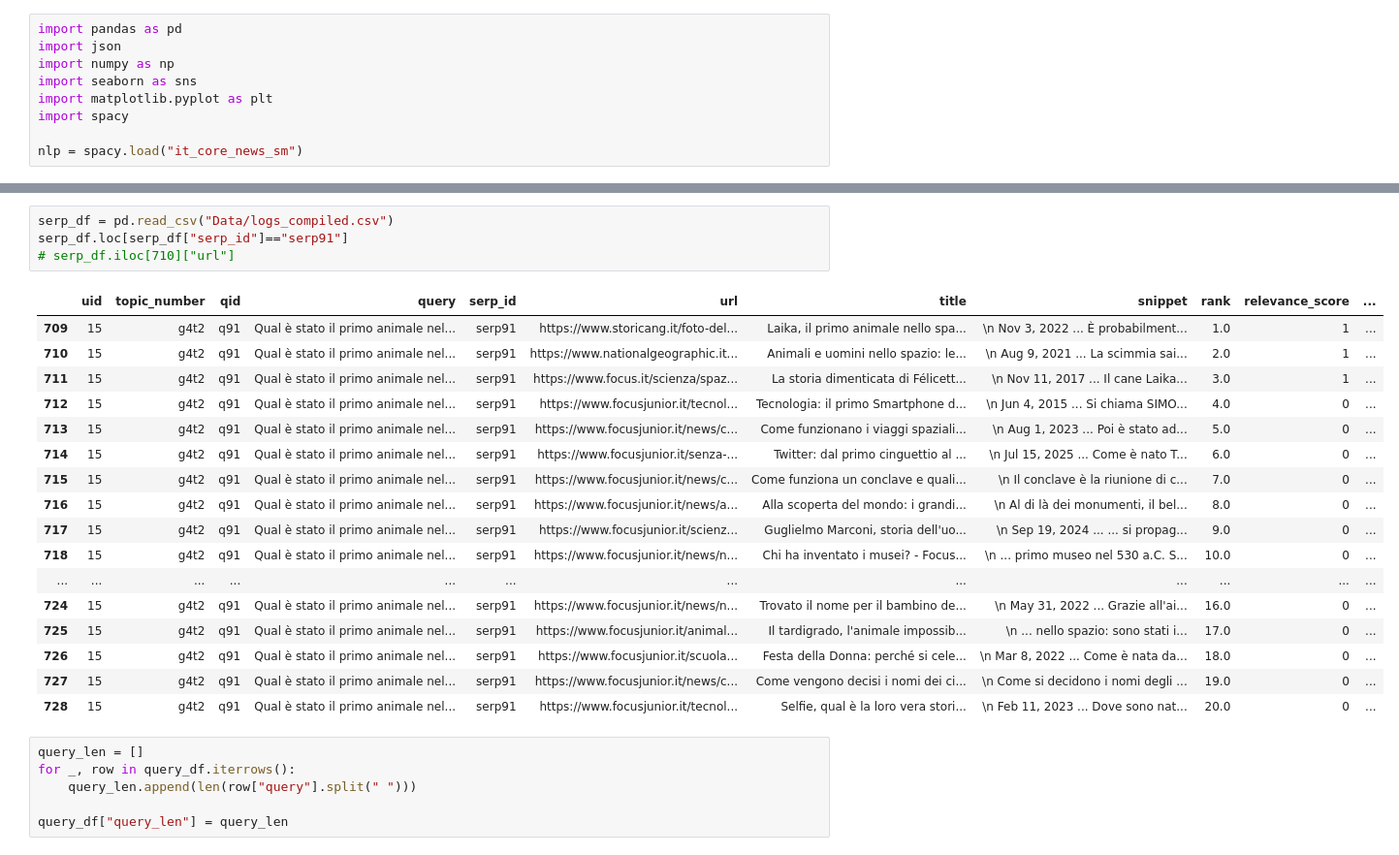
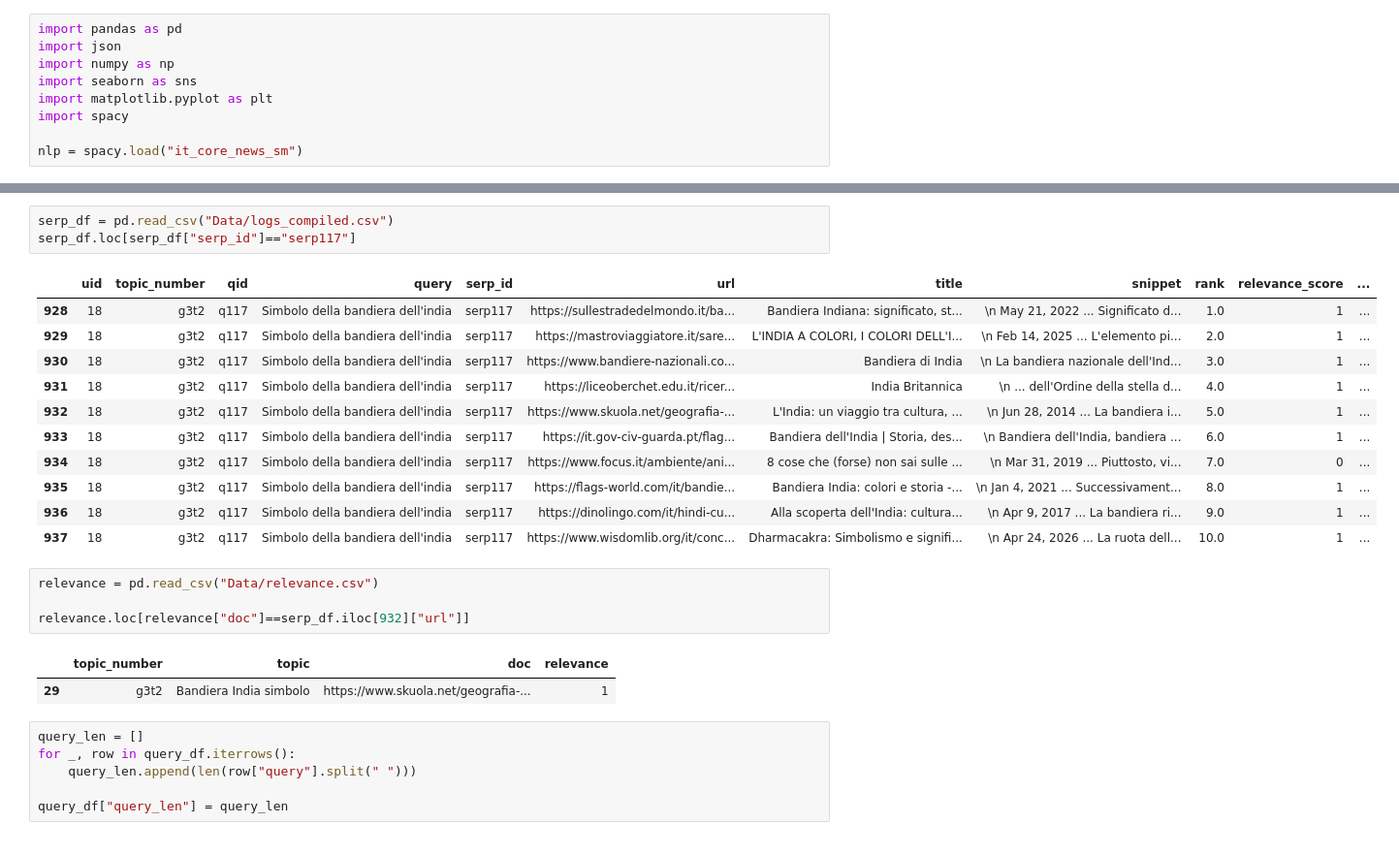
Before and after one commit to SOLandChildren/CHIIR27_LogAnalysis, a Jupyter notebook: query_formulation.ipynb, the cells around one changed output, grey strips where cells are left out. Shown at 97% size. Saved outputs shown, nothing was run; the diff lists cells and outputs as text.

Commit message:
Fixed some relevance annotations and added processed datasets

```diff
--- a/query_formulation.ipynb
+++ b/query_formulation.ipynb
@@ -41,25 +41,25 @@ query_df_sample
 # %%
 serp_df = pd.read_csv("Data/logs_compiled.csv")
-serp_df.loc[serp_df["serp_id"]=="serp91"]
-# serp_df.iloc[710]["url"]
+serp_df.loc[serp_df["serp_id"]=="serp117"]
 # %% [output]
 |  | uid | topic_number | qid | query | serp_id | url | title | snippet | rank | relevance_score | ... |
-| 709 | 15 | g4t2 | q91 | Qual è stato il primo animale nel... | serp91 | https://www.storicang.it/foto-del... | Laika, il primo animale nello spa... | \n Nov 3, 2022 ... È probabilment... | 1.0 | 1 | ... |
-| 710 | 15 | g4t2 | q91 | Qual è stato il primo animale nel... | serp91 | https://www.nationalgeographic.it... | Animali e uomini nello spazio: le... | \n Aug 9, 2021 ... La scimmia sai... | 2.0 | 1 | ... |
-| 711 | 15 | g4t2 | q91 | Qual è stato il primo animale nel... | serp91 | https://www.focus.it/scienza/spaz... | La storia dimenticata di Félicett... | \n Nov 11, 2017 ... Il cane Laika... | 3.0 | 1 | ... |
-| 712 | 15 | g4t2 | q91 | Qual è stato il primo animale nel... | serp91 | https://www.focusjunior.it/tecnol... | Tecnologia: il primo Smartphone d... | \n Jun 4, 2015 ... Si chiama SIMO... | 4.0 | 0 | ... |
-| 713 | 15 | g4t2 | q91 | Qual è stato il primo animale nel... | serp91 | https://www.focusjunior.it/news/c... | Come funzionano i viaggi spaziali... | \n Aug 1, 2023 ... Poi è stato ad... | 5.0 | 0 | ... |
-| 714 | 15 | g4t2 | q91 | Qual è stato il primo animale nel... | serp91 | https://www.focusjunior.it/senza-... | Twitter: dal primo cinguettio al ... | \n Jul 15, 2025 ... Come è nato T... | 6.0 | 0 | ... |
-| 715 | 15 | g4t2 | q91 | Qual è stato il primo animale nel... | serp91 | https://www.focusjunior.it/news/c... | Come funziona un conclave e quali... | \n Il conclave è la riunione di c... | 7.0 | 0 | ... |
-| 716 | 15 | g4t2 | q91 | Qual è stato il primo animale nel... | serp91 | https://www.focusjunior.it/news/a... | Alla scoperta del mondo: i grandi... | \n Al di là dei monumenti, il bel... | 8.0 | 0 | ... |
-| 717 | 15 | g4t2 | q91 | Qual è stato il primo animale nel... | serp91 | https://www.focusjunior.it/scienz... | Guglielmo Marconi, storia dell'uo... | \n Sep 19, 2024 ... ... si propag... | 9.0 | 0 | ... |
-| 718 | 15 | g4t2 | q91 | Qual è stato il primo animale nel... | serp91 | https://www.focusjunior.it/news/n... | Chi ha inventato i musei? - Focus... | \n ... primo museo nel 530 a.C. S... | 10.0 | 0 | ... |
-| ... | ... | ... | ... | ... | ... | ... | ... | ... | ... | ... | ... |
-| 724 | 15 | g4t2 | q91 | Qual è stato il primo animale nel... | serp91 | https://www.focusjunior.it/news/n... | Trovato il nome per il bambino de... | \n May 31, 2022 ... Grazie all'ai... | 16.0 | 0 | ... |
-| 725 | 15 | g4t2 | q91 | Qual è stato il primo animale nel... | serp91 | https://www.focusjunior.it/animal... | Il tardigrado, l'animale impossib... | \n ... nello spazio: sono stati i... | 17.0 | 0 | ... |
-| 726 | 15 | g4t2 | q91 | Qual è stato il primo animale nel... | serp91 | https://www.focusjunior.it/scuola... | Festa della Donna: perché si cele... | \n Mar 8, 2022 ... Come è nata da... | 18.0 | 0 | ... |
-| 727 | 15 | g4t2 | q91 | Qual è stato il primo animale nel... | serp91 | https://www.focusjunior.it/news/c... | Come vengono decisi i nomi dei ci... | \n Come si decidono i nomi degli ... | 19.0 | 0 | ... |
-| 728 | 15 | g4t2 | q91 | Qual è stato il primo animale nel... | serp91 | https://www.focusjunior.it/tecnol... | Selfie, qual è la loro vera stori... | \n Feb 11, 2023 ... Dove sono nat... | 20.0 | 0 | ... |
+| 928 | 18 | g3t2 | q117 | Simbolo della bandiera dell'india | serp117 | https://sullestradedelmondo.it/ba... | Bandiera Indiana: significato, st... | \n May 21, 2022 ... Significato d... | 1.0 | 1 | ... |
+| 929 | 18 | g3t2 | q117 | Simbolo della bandiera dell'india | serp117 | https://mastroviaggiatore.it/sare... | L'INDIA A COLORI, I COLORI DELL'I... | \n Feb 14, 2025 ... L'elemento pi... | 2.0 | 1 | ... |
+| 930 | 18 | g3t2 | q117 | Simbolo della bandiera dell'india | serp117 | https://www.bandiere-nazionali.co... | Bandiera di India | \n La bandiera nazionale dell'Ind... | 3.0 | 1 | ... |
+| 931 | 18 | g3t2 | q117 | Simbolo della bandiera dell'india | serp117 | https://liceoberchet.edu.it/ricer... | India Britannica | \n ... dell'Ordine della stella d... | 4.0 | 1 | ... |
+| 932 | 18 | g3t2 | q117 | Simbolo della bandiera dell'india | serp117 | https://www.skuola.net/geografia-... | L'India: un viaggio tra cultura, ... | \n Jun 28, 2014 ... La bandiera i... | 5.0 | 1 | ... |
+| 933 | 18 | g3t2 | q117 | Simbolo della bandiera dell'india | serp117 | https://it.gov-civ-guarda.pt/flag... | Bandiera dell'India | Storia, des... | \n Bandiera dell'India, bandiera ... | 6.0 | 1 | ... |
+| 934 | 18 | g3t2 | q117 | Simbolo della bandiera dell'india | serp117 | https://www.focus.it/ambiente/ani... | 8 cose che (forse) non sai sulle ... | \n Mar 31, 2019 ... Piuttosto, vi... | 7.0 | 0 | ... |
+| 935 | 18 | g3t2 | q117 | Simbolo della bandiera dell'india | serp117 | https://flags-world.com/it/bandie... | Bandiera India: colori e storia -... | \n Jan 4, 2021 ... Successivament... | 8.0 | 1 | ... |
+| 936 | 18 | g3t2 | q117 | Simbolo della bandiera dell'india | serp117 | https://dinolingo.com/it/hindi-cu... | Alla scoperta dell'India: cultura... | \n Apr 9, 2017 ... La bandiera ri... | 9.0 | 1 | ... |
+| 937 | 18 | g3t2 | q117 | Simbolo della bandiera dell'india | serp117 | https://www.wisdomlib.org/it/conc... | Dharmacakra: Simbolismo e signifi... | \n Apr 24, 2026 ... La ruota dell... | 10.0 | 1 | ... |
+# %%
+relevance = pd.read_csv("Data/relevance.csv")
+
+relevance.loc[relevance["doc"]==serp_df.iloc[932]["url"]]
+# %% [output]
+|  | topic_number | topic | doc | relevance |
+| 29 | g3t2 | Bandiera India simbolo | https://www.skuola.net/geografia-... | 1 |
 # %%
 query_len = []
 for _, row in query_df.iterrows():
```
Also changed, not shown: parts of 4 cells of this notebook, 18 other files.
